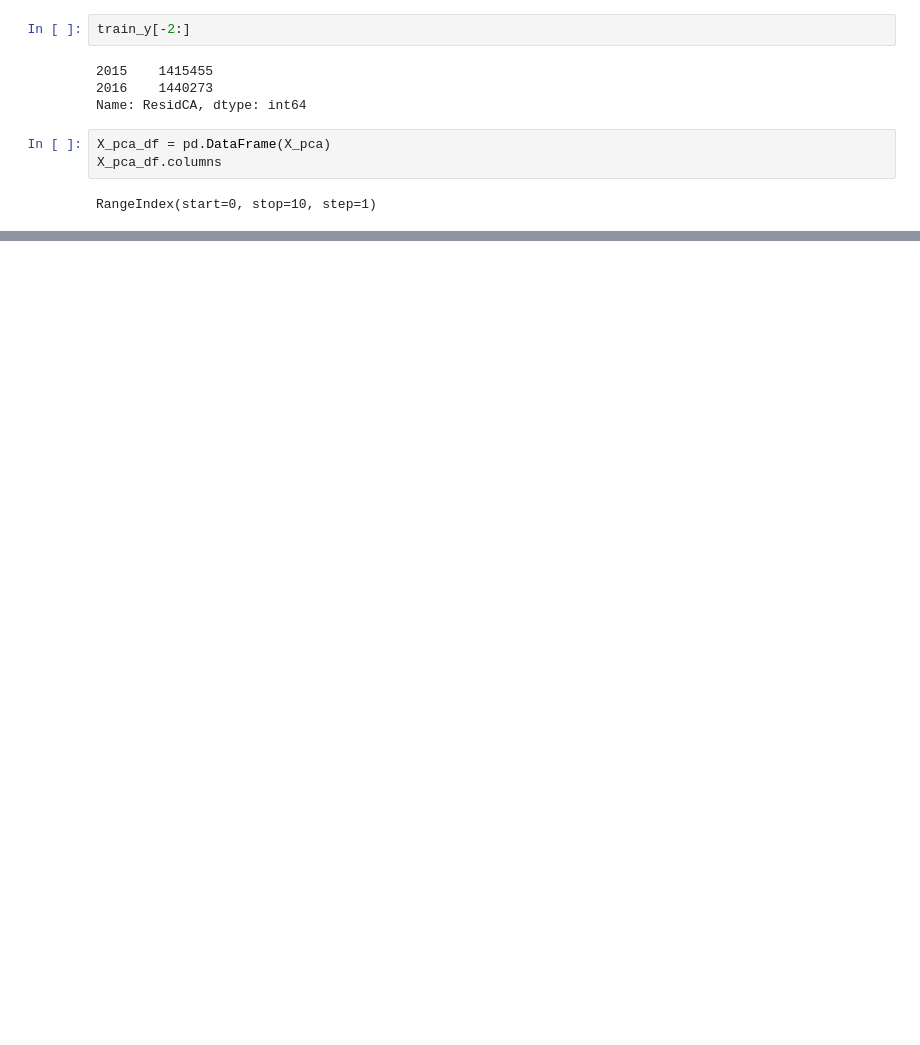
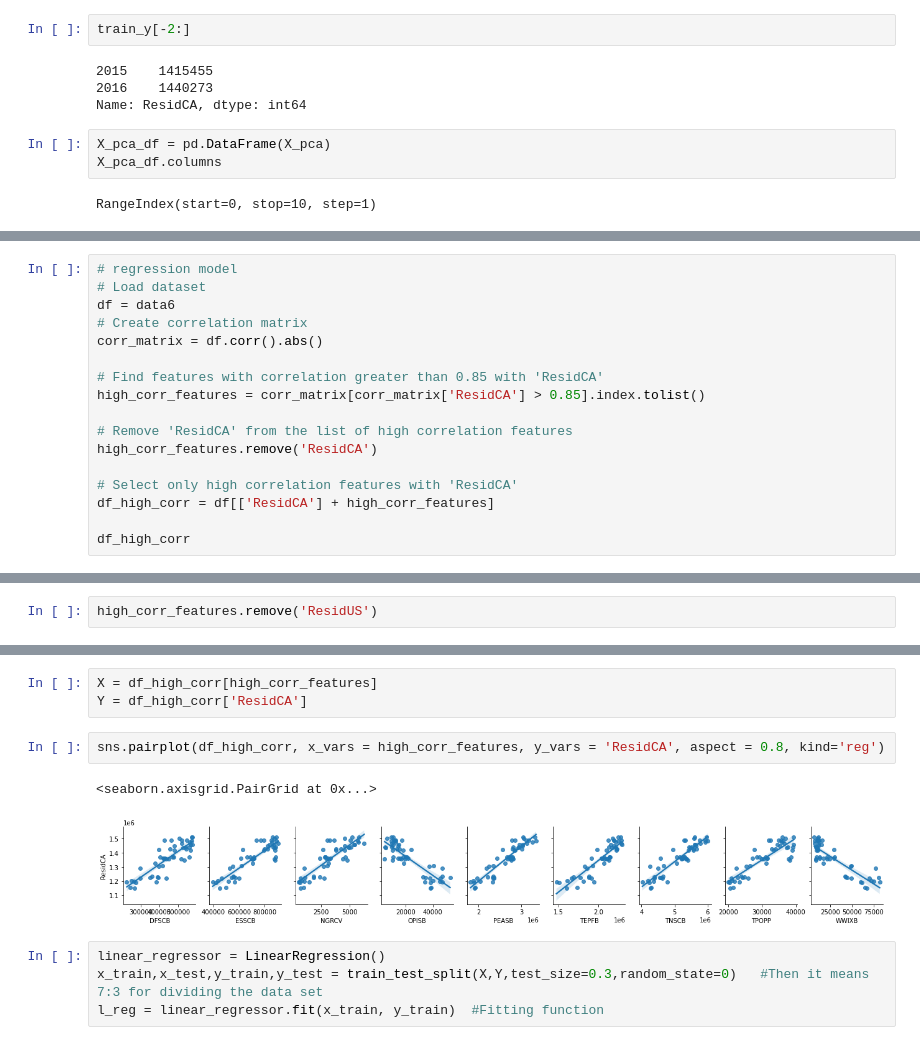
Before and after one commit to tianwin/EnergyPredictionCA, a Jupyter notebook: FrankDong/model.ipynb, the cells around one changed output, grey strips where cells are left out. Drawn from its saved outputs; the diff is of its cells as text; blank space fills up the shorter version.

Commit message:
LinearRegression Model and SARIMAX CI and assumption

```diff
--- a/FrankDong/model.ipynb
+++ b/FrankDong/model.ipynb
@@ -1035,0 +1094,17 @@ See the caveats in the documentation: https://pandas.pydata.org/pandas-docs/stab
+# %%
+# regression model
+# Load dataset
+df = data6
+# Create correlation matrix
+corr_matrix = df.corr().abs()
+
+# Find features with correlation greater than 0.85 with 'ResidCA'
+high_corr_features = corr_matrix[corr_matrix['ResidCA'] > 0.85].index.tolist()
+
+# Remove 'ResidCA' from the list of high correlation features
+high_corr_features.remove('ResidCA')
+
+# Select only high correlation features with 'ResidCA'
+df_high_corr = df[['ResidCA'] + high_corr_features]
+
+df_high_corr
@@ -1035,0 +1129,2 @@ See the caveats in the documentation: https://pandas.pydata.org/pandas-docs/stab
+# %%
+high_corr_features.remove('ResidUS')
@@ -1035,0 +1158,12 @@ See the caveats in the documentation: https://pandas.pydata.org/pandas-docs/stab
+# %%
+X = df_high_corr[high_corr_features]
+Y = df_high_corr['ResidCA']
+# %%
+sns.pairplot(df_high_corr, x_vars = high_corr_features, y_vars = 'ResidCA', aspect = 0.8, kind='reg')
+# %% [output]
+<seaborn.axisgrid.PairGrid at 0x...>
+[figure, added]
+# %%
+linear_regressor = LinearRegression()
+x_train,x_test,y_train,y_test = train_test_split(X,Y,test_size=0.3,random_state=0)   #Then it means 7:3 for dividing the data set
+l_reg = linear_regressor.fit(x_train, y_train)  #Fitting function
```
Also changed, not shown: parts of 58 cells of this notebook.
